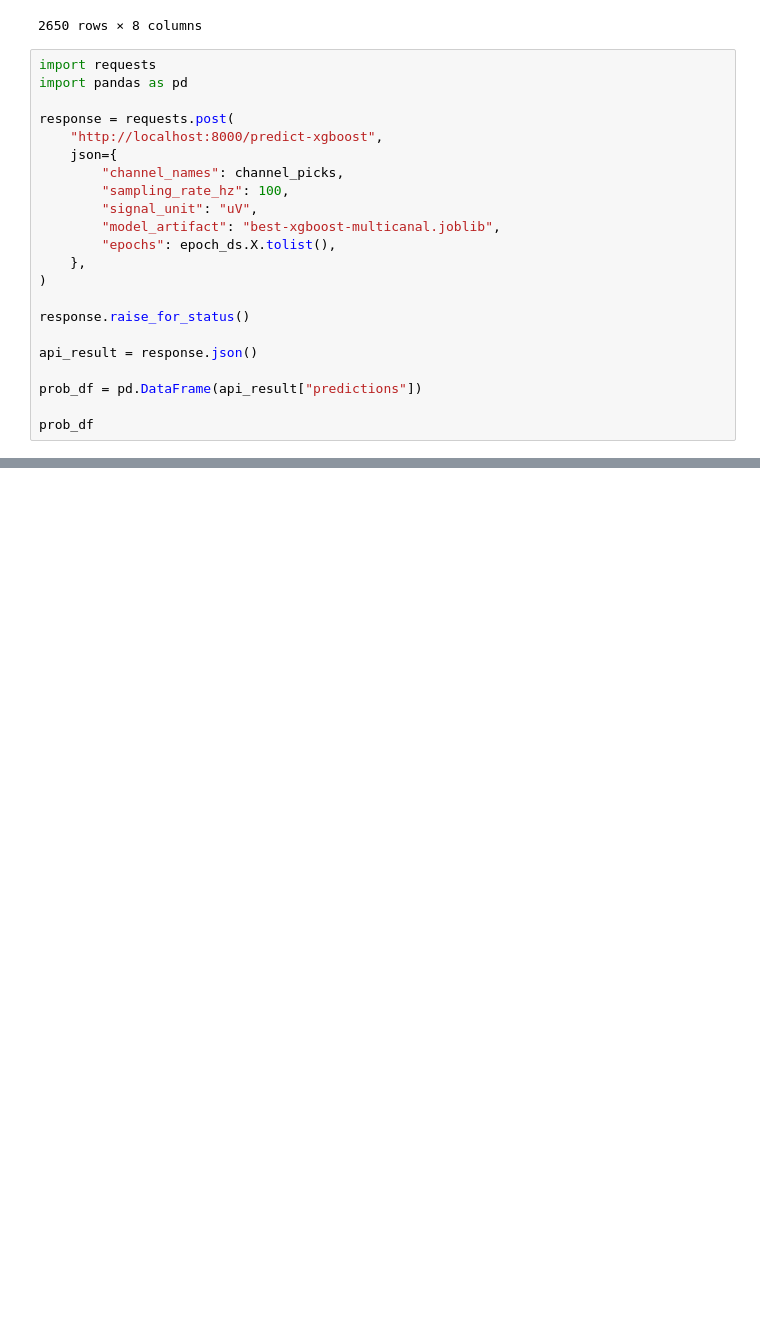
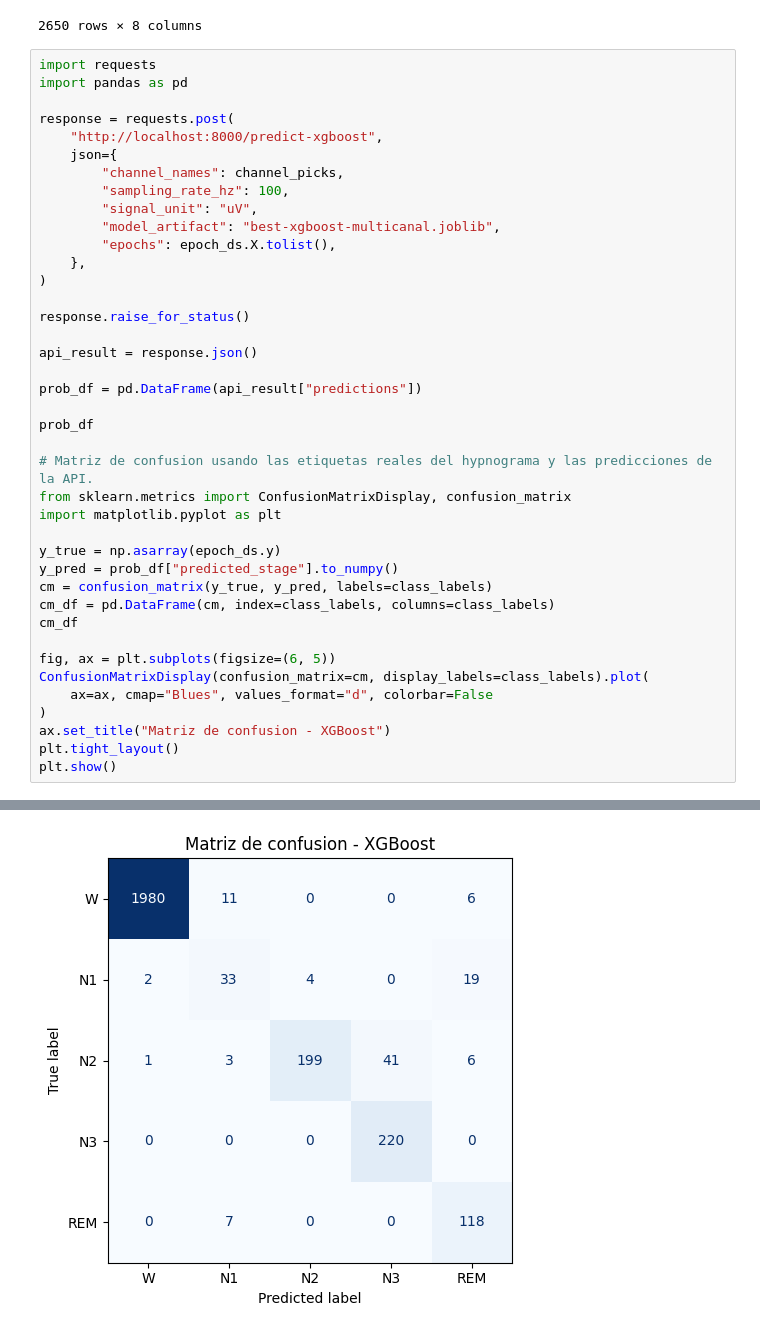
Before and after one commit to dosuna17/proyecto-despliegue-de-soluciones-G10, a Jupyter notebook: app/api/test_xgboost.ipynb, the cells around one changed output, grey strips where cells are left out. Saved outputs shown, nothing was run; the diff lists cells and outputs as text; blank space fills up the shorter version.

Commit message:
corrige probabilidades y agrega matriz de confusion

```diff
--- a/app/api/test_xgboost.ipynb
+++ b/app/api/test_xgboost.ipynb
@@ -172,4 +180,22 @@ api_result = response.json()
 prob_df = pd.DataFrame(api_result["predictions"])
 
 prob_df
+
+# Matriz de confusion usando las etiquetas reales del hypnograma y las predicciones de la API.
+from sklearn.metrics import ConfusionMatrixDisplay, confusion_matrix
+import matplotlib.pyplot as plt
+
+y_true = np.asarray(epoch_ds.y)
+y_pred = prob_df["predicted_stage"].to_numpy()
+cm = confusion_matrix(y_true, y_pred, labels=class_labels)
+cm_df = pd.DataFrame(cm, index=class_labels, columns=class_labels)
+cm_df
+
+fig, ax = plt.subplots(figsize=(6, 5))
+ConfusionMatrixDisplay(confusion_matrix=cm, display_labels=class_labels).plot(
+    ax=ax, cmap="Blues", values_format="d", colorbar=False
+)
+ax.set_title("Matriz de confusion - XGBoost")
+plt.tight_layout()
+plt.show()
 # %% [output]
@@ -188,0 +202 @@ prob_df
+[figure, added]
```
Also changed, not shown: parts of 2 cells of this notebook, 2 other files.
